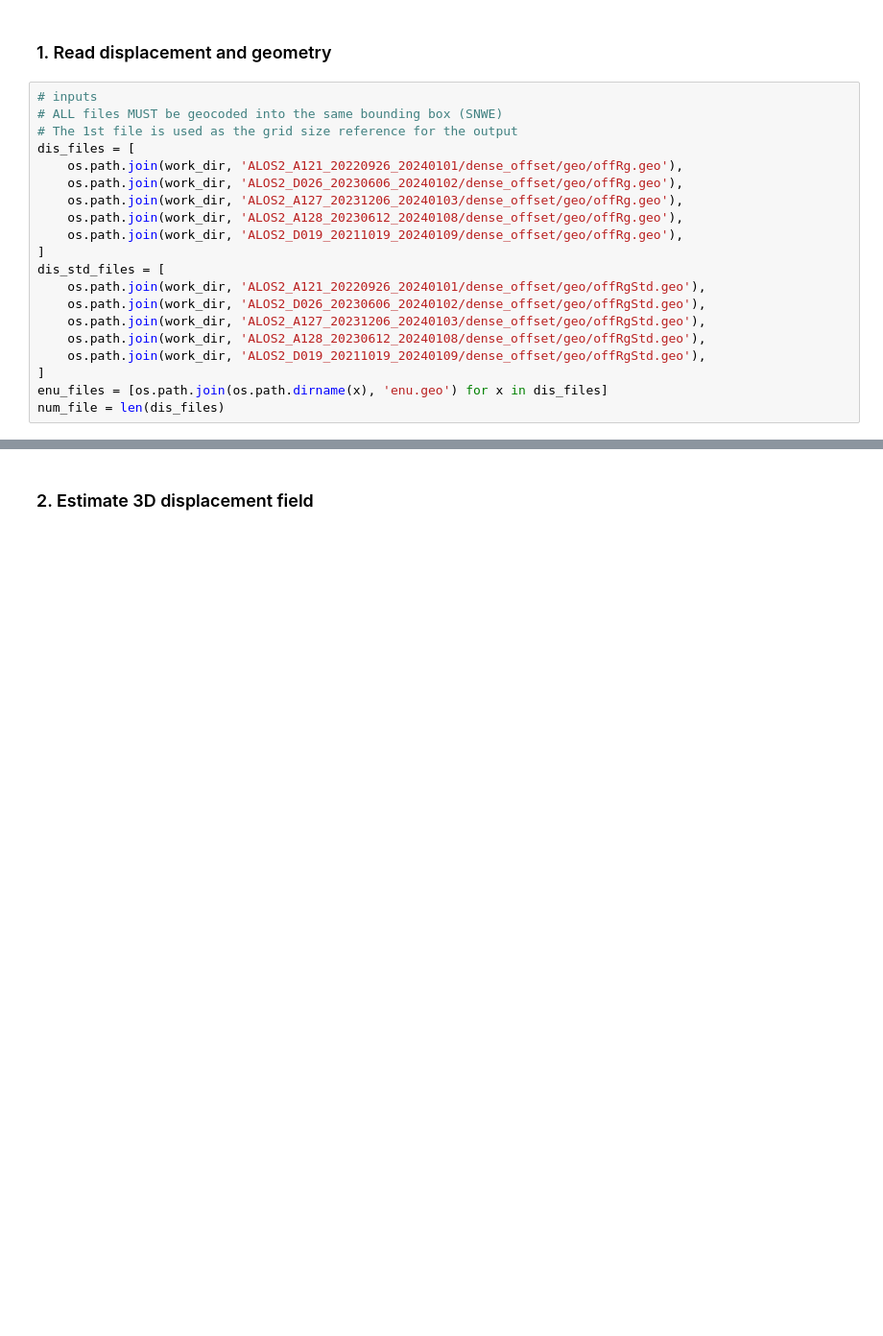
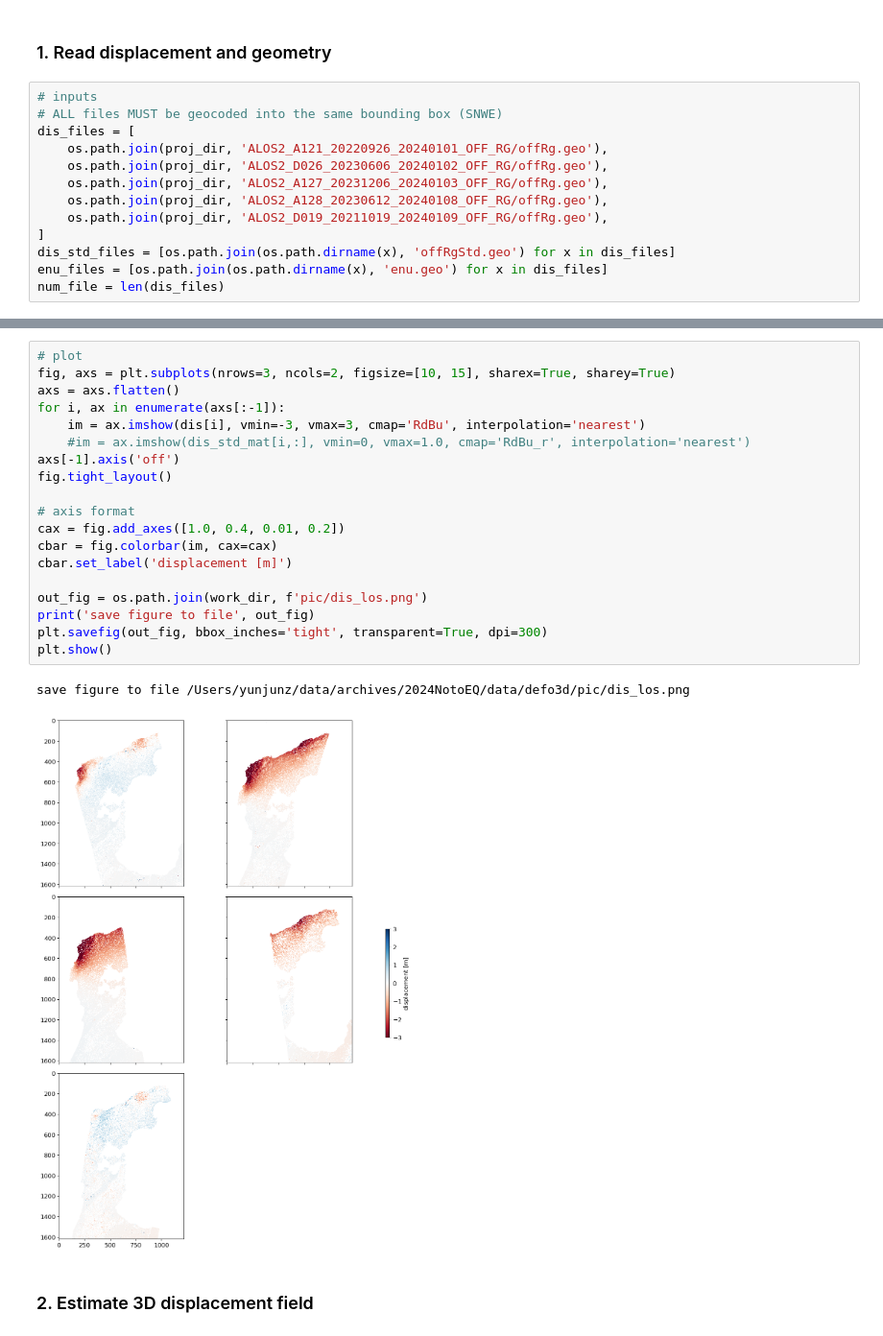
Before and after one commit to yunjunz/2024-Noto-EQ, a Jupyter notebook: defo3d.ipynb, the cells around one changed output, grey strips where cells are left out. Shown: that part at 96% size. Drawn from its saved outputs; the diff is of its cells as text; blank space fills up the shorter version.

Commit message:
initial defo3d

```diff
--- a/defo3d.ipynb
+++ b/defo3d.ipynb
@@ -38,20 +33,13 @@ Go to directory: /home/yunjunz/data/2024NotoEQ/data
 # %%
 # inputs
 # ALL files MUST be geocoded into the same bounding box (SNWE)
-# The 1st file is used as the grid size reference for the output
 dis_files = [
-    os.path.join(work_dir, 'ALOS2_A121_20220926_20240101/dense_offset/geo/offRg.geo'),
-    os.path.join(work_dir, 'ALOS2_D026_20230606_20240102/dense_offset/geo/offRg.geo'),
-    os.path.join(work_dir, 'ALOS2_A127_20231206_20240103/dense_offset/geo/offRg.geo'),
-    os.path.join(work_dir, 'ALOS2_A128_20230612_20240108/dense_offset/geo/offRg.geo'),
-    os.path.join(work_dir, 'ALOS2_D019_20211019_20240109/dense_offset/geo/offRg.geo'),
+    os.path.join(proj_dir, 'ALOS2_A121_20220926_20240101_OFF_RG/offRg.geo'),
+    os.path.join(proj_dir, 'ALOS2_D026_20230606_20240102_OFF_RG/offRg.geo'),
+    os.path.join(proj_dir, 'ALOS2_A127_20231206_20240103_OFF_RG/offRg.geo'),
+    os.path.join(proj_dir, 'ALOS2_A128_20230612_20240108_OFF_RG/offRg.geo'),
+    os.path.join(proj_dir, 'ALOS2_D019_20211019_20240109_OFF_RG/offRg.geo'),
 ]
-dis_std_files = [
-    os.path.join(work_dir, 'ALOS2_A121_20220926_20240101/dense_offset/geo/offRgStd.geo'),
-    os.path.join(work_dir, 'ALOS2_D026_20230606_20240102/dense_offset/geo/offRgStd.geo'),
-    os.path.join(work_dir, 'ALOS2_A127_20231206_20240103/dense_offset/geo/offRgStd.geo'),
-    os.path.join(work_dir, 'ALOS2_A128_20230612_20240108/dense_offset/geo/offRgStd.geo'),
-    os.path.join(work_dir, 'ALOS2_D019_20211019_20240109/dense_offset/geo/offRgStd.geo'),
-]
+dis_std_files = [os.path.join(os.path.dirname(x), 'offRgStd.geo') for x in dis_files]
 enu_files = [os.path.join(os.path.dirname(x), 'enu.geo') for x in dis_files]
 num_file = len(dis_files)
@@ -58,3 +103,25 @@ num_file = len(dis_files)
+# %%
+# plot
+fig, axs = plt.subplots(nrows=3, ncols=2, figsize=[10, 15], sharex=True, sharey=True)
+axs = axs.flatten()
+for i, ax in enumerate(axs[:-1]):
+    im = ax.imshow(dis[i], vmin=-3, vmax=3, cmap='RdBu', interpolation='nearest')
+    #im = ax.imshow(dis_std_mat[i,:], vmin=0, vmax=1.0, cmap='RdBu_r', interpolation='nearest')
+axs[-1].axis('off')
+fig.tight_layout()
+
+# axis format
+cax = fig.add_axes([1.0, 0.4, 0.01, 0.2])
+cbar = fig.colorbar(im, cax=cax)
+cbar.set_label('displacement [m]')
+
+out_fig = os.path.join(work_dir, f'pic/dis_los.png')
+print('save figure to file', out_fig)
+plt.savefig(out_fig, bbox_inches='tight', transparent=True, dpi=300)
+plt.show()
+# %% [output]
+save figure to file /Users/yunjunz/data/archives/2024NotoEQ/data/defo3d/pic/dis_los.png
+[figure, added]
 # %% [markdown]
 ### 2. Estimate 3D displacement field
 # %%
```
Also changed, not shown: parts of 4 cells of this notebook.
